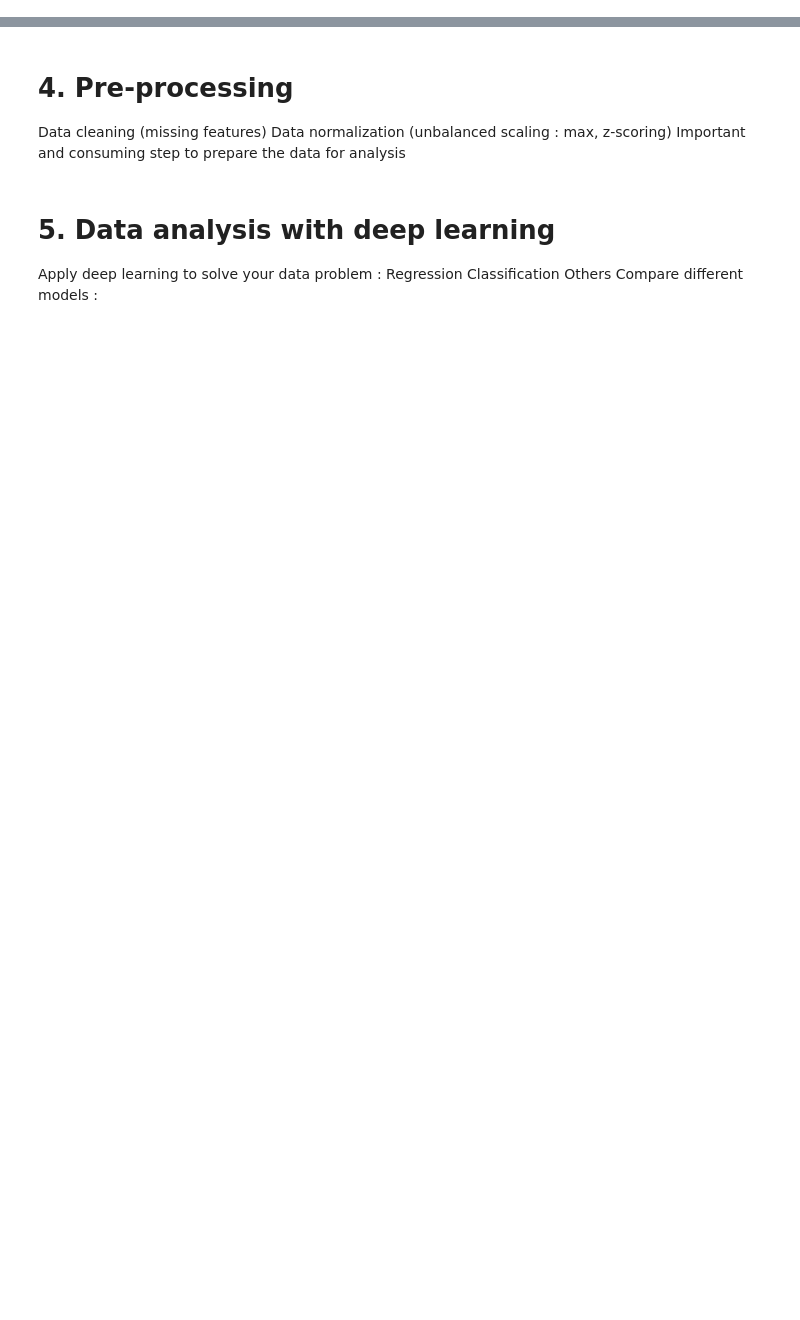
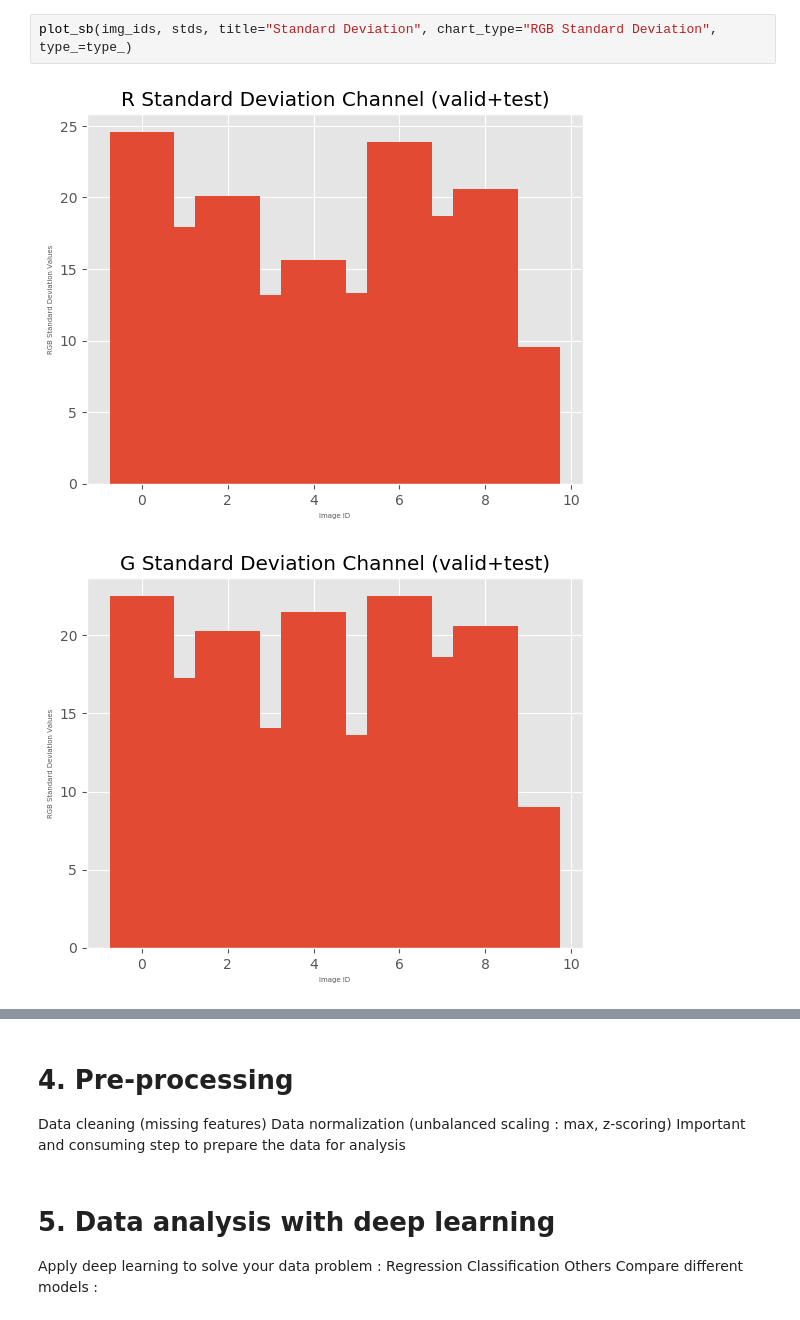
Before and after one commit to Lukeeeeee/CE7454-Project-Fall2018-NTU, a Jupyter notebook: report/report.ipynb, the cells around one changed output, grey strips where cells are left out. Saved outputs shown, nothing was run; the diff lists cells and outputs as text; blank space fills up the shorter version.

```diff
--- a/report/report.ipynb
+++ b/report/report.ipynb
@@ -24,0 +179,5 @@ An interesting part of their innovation is a custom rotating photo studio that a
+# %%
+plot_sb(img_ids, stds, title="Standard Deviation", chart_type="RGB Standard Deviation", type_=type_)
+# %% [output]
+[figure, added]
+[figure, added]
```
Also changed, not shown: parts of 23 cells of this notebook, 1 other file.
